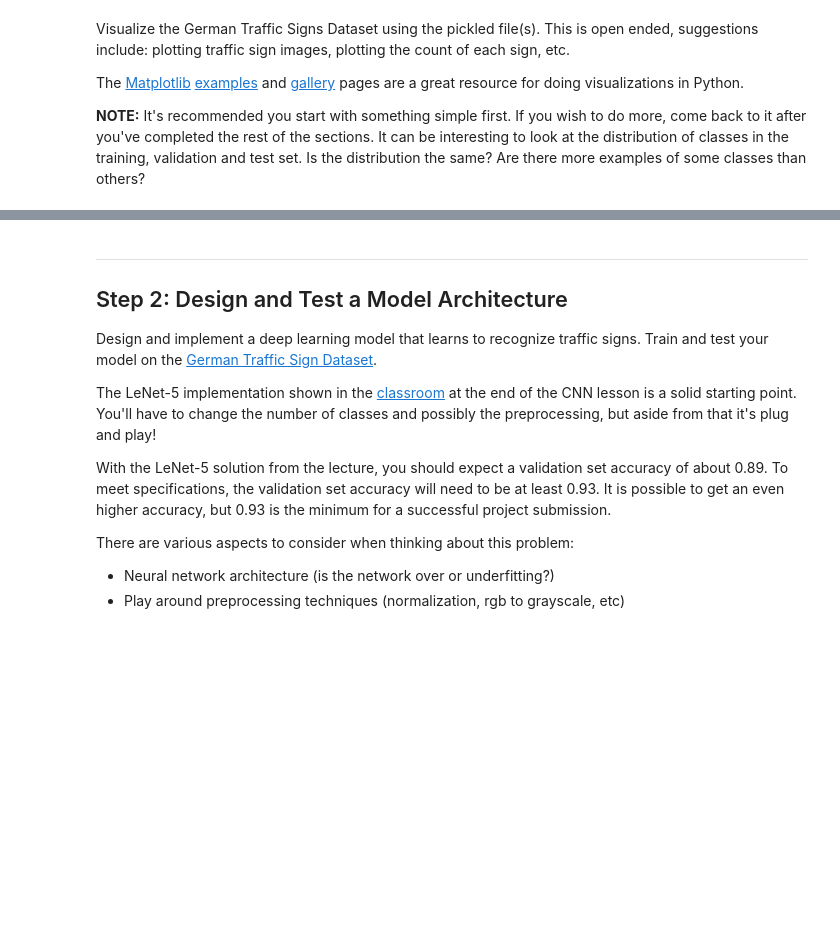
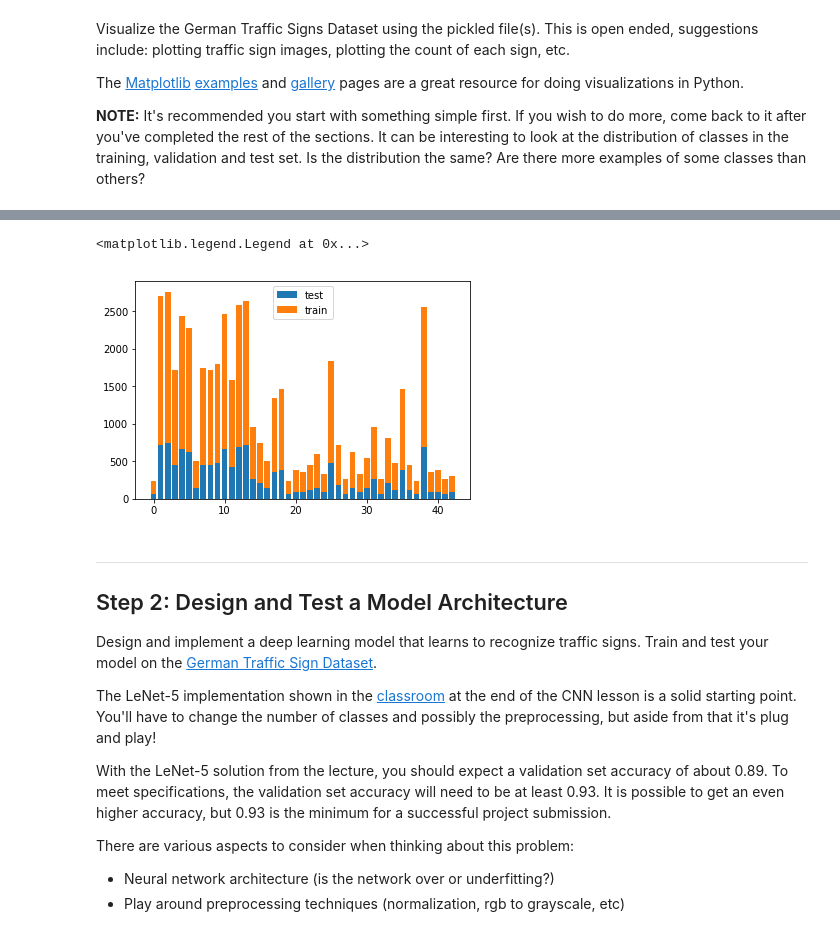
Before and after one commit to DataShrimp/CarND-Traffic-Sign-Classifier-Project, a Jupyter notebook: Traffic_Sign_Classifier.ipynb, the cells around one changed output, grey strips where cells are left out. Saved outputs shown, nothing was run; the diff lists cells and outputs as text; code cells hidden in the pictures; blank space fills up the shorter version.

```diff
--- a/Traffic_Sign_Classifier.ipynb
+++ b/Traffic_Sign_Classifier.ipynb
@@ -108,3 +110,13 @@ print(idx, y_train[idx])
+# %%
+a = np.bincount(y_train)
+b = np.bincount(y_test)
+x = np.nonzero(a)[0]
+plt.bar(x, b, label="test")
+plt.bar(x, a, bottom=b, label="train")
+plt.legend()
+# %% [output]
+<matplotlib.legend.Legend at 0x...>
+[figure, added]
 # %% [markdown]
 ----
 
```
Also changed, not shown: parts of 11 cells of this notebook, 1 other file.
